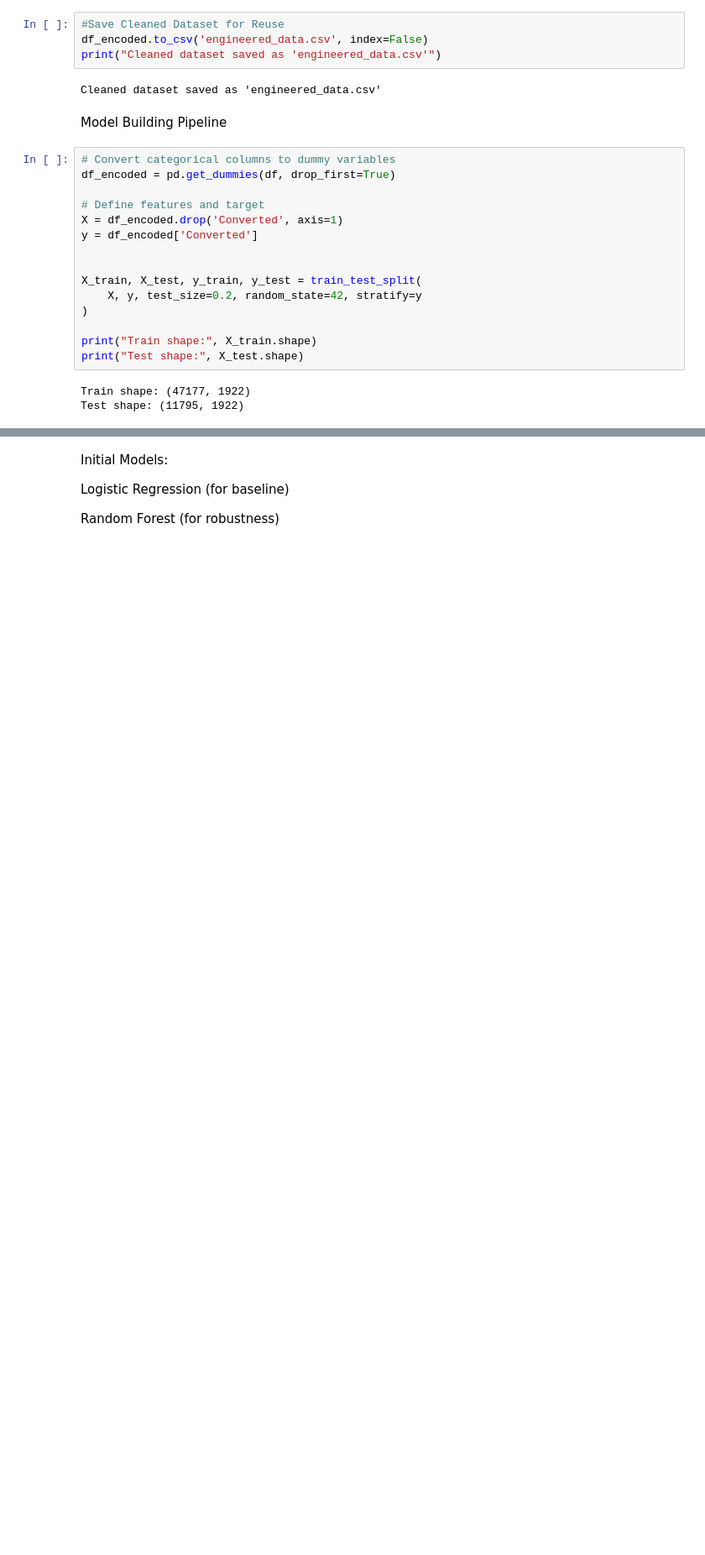
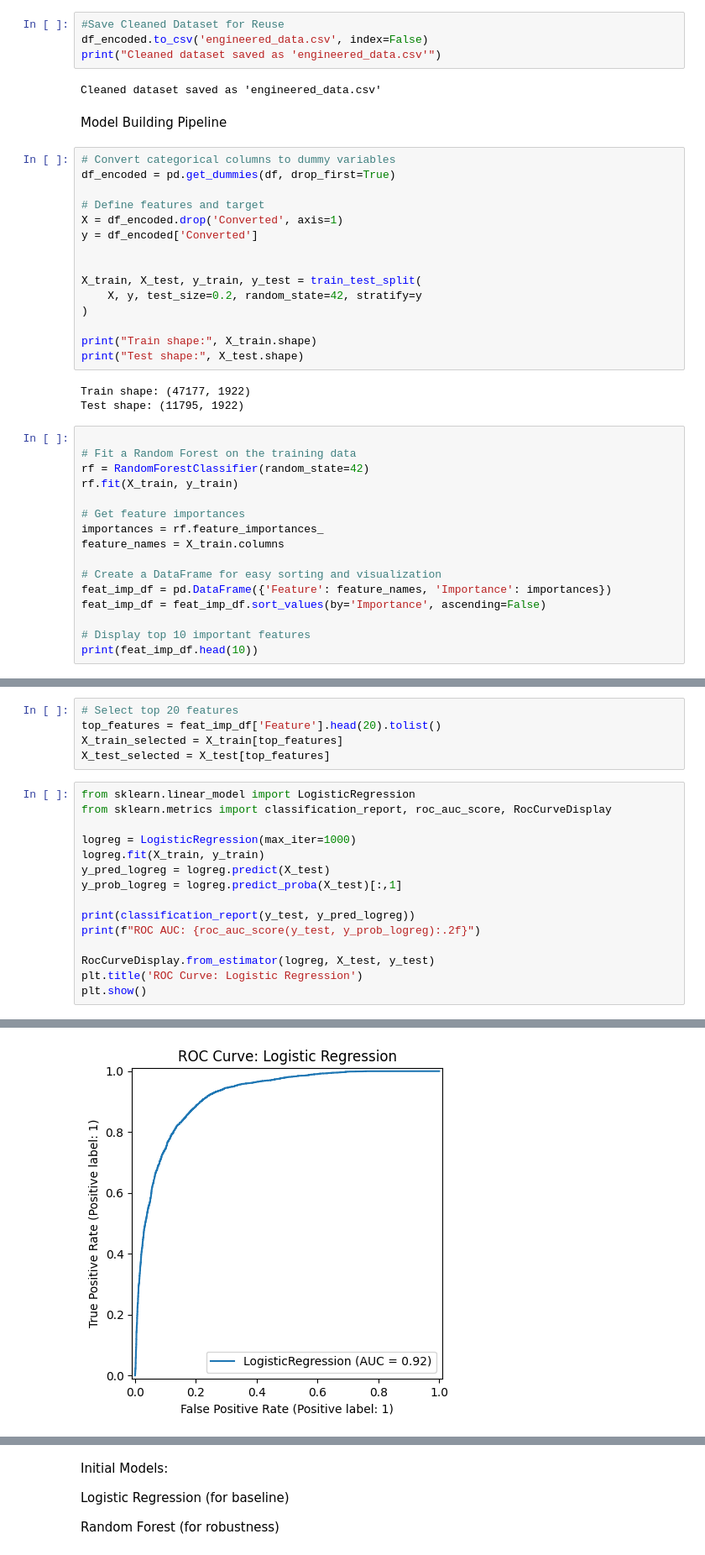
Before and after one commit to mindah-roche/lead-churn-prediction, a Jupyter notebook: Churn Prediction.ipynb, the cells around one changed output, grey strips where cells are left out. Shown at 84% size. Saved outputs shown, nothing was run; the diff lists cells and outputs as text; blank space fills up the shorter version.

Commit message:
Model evaluation

```diff
--- a/Churn Prediction.ipynb
+++ b/Churn Prediction.ipynb
@@ -746,3 +767,19 @@ print("Test shape:", X_test.shape)
 # %% [output]
 Train shape: (47177, 1922)
 Test shape: (11795, 1922)
+# %%
+
+# Fit a Random Forest on the training data
+rf = RandomForestClassifier(random_state=42)
+rf.fit(X_train, y_train)
+
+# Get feature importances
+importances = rf.feature_importances_
+feature_names = X_train.columns
+
+# Create a DataFrame for easy sorting and visualization
+feat_imp_df = pd.DataFrame({'Feature': feature_names, 'Importance': importances})
+feat_imp_df = feat_imp_df.sort_values(by='Importance', ascending=False)
+
+# Display top 10 important features
+print(feat_imp_df.head(10))
@@ -748,0 +798,21 @@ Test shape: (11795, 1922)
+# %%
+# Select top 20 features
+top_features = feat_imp_df['Feature'].head(20).tolist()
+X_train_selected = X_train[top_features]
+X_test_selected = X_test[top_features]
+# %%
+from sklearn.linear_model import LogisticRegression
+from sklearn.metrics import classification_report, roc_auc_score, RocCurveDisplay
+
+logreg = LogisticRegression(max_iter=1000)
+logreg.fit(X_train, y_train)
+y_pred_logreg = logreg.predict(X_test)
+y_prob_logreg = logreg.predict_proba(X_test)[:,1]
+
+print(classification_report(y_test, y_pred_logreg))
+print(f"ROC AUC: {roc_auc_score(y_test, y_prob_logreg):.2f}")
+
+RocCurveDisplay.from_estimator(logreg, X_test, y_test)
+plt.title('ROC Curve: Logistic Regression')
+plt.show()
+# %% [output]
@@ -748,0 +836 @@ Test shape: (11795, 1922)
+[figure, added]
```
Also changed, not shown: parts of 6 cells of this notebook.
